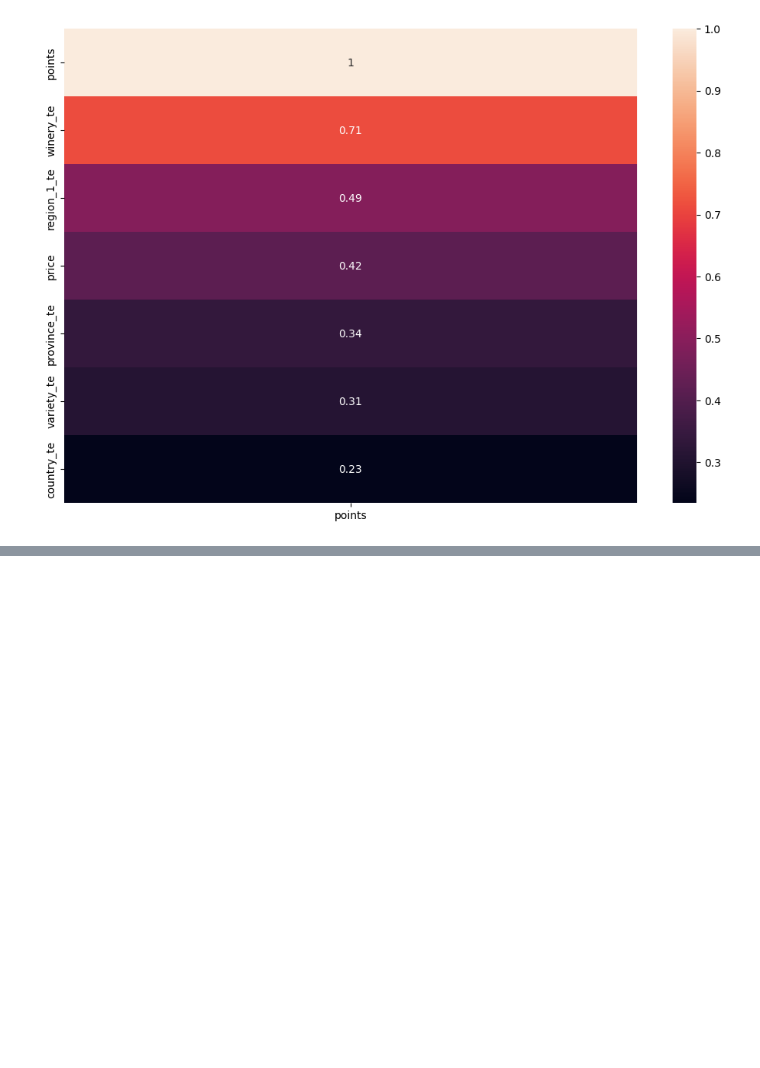
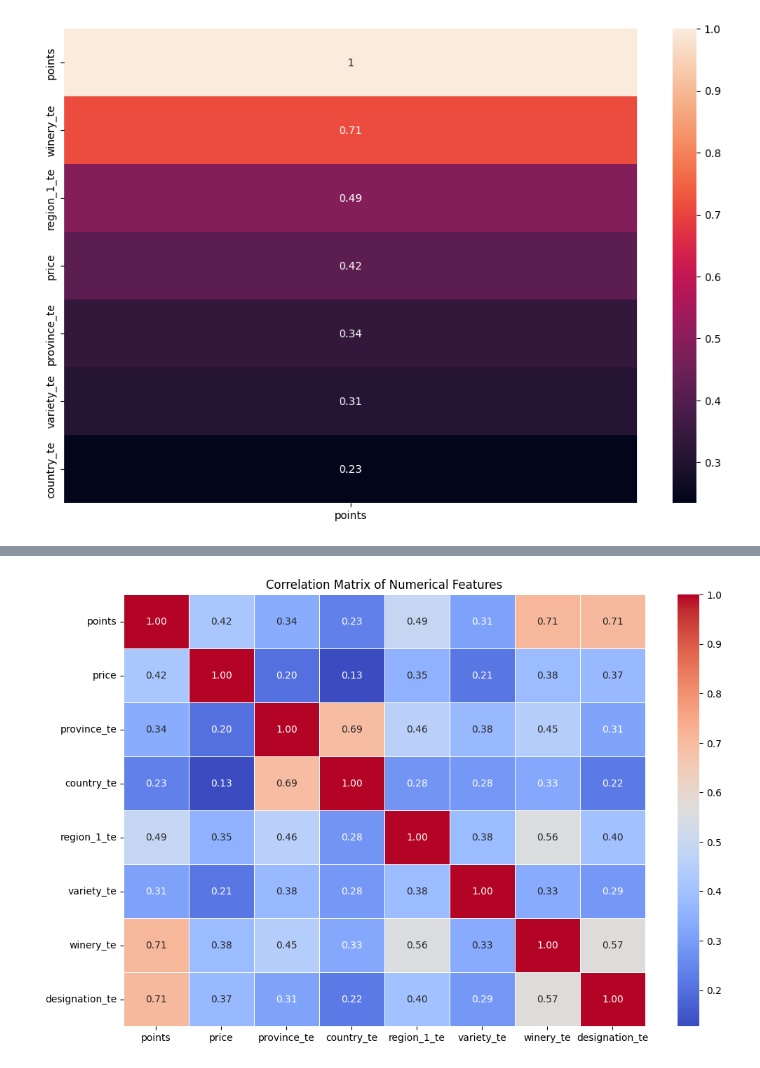
Before and after one commit to zakzakzak/kaggle, a Jupyter notebook: prediction-wine-reviews.ipynb, the cells around one changed output, grey strips where cells are left out. Cells and saved outputs as stored; diff of their text form; code cells hidden in the pictures; blank space fills up the shorter version.

```diff
--- a/prediction-wine-reviews.ipynb
+++ b/prediction-wine-reviews.ipynb
@@ -1178,0 +1223,4 @@ sns.heatmap(train_df.corr(numeric_only=True)[["points"]].sort_values(by='points'
+# %%
+# DROP
+df = df_raw.drop(columns=['description', 'region_2', 'taster_name', 'taster_twitter_handle', 'title', 'Unnamed: 0'])
+df.head()
@@ -1178,0 +1236,6 @@ sns.heatmap(train_df.corr(numeric_only=True)[["points"]].sort_values(by='points'
+# %%
+train_df, test_df = train_test_split(
+    df,
+    test_size=0.2,
+    random_state=42
+)
@@ -1178,0 +1343,17 @@ sns.heatmap(train_df.corr(numeric_only=True)[["points"]].sort_values(by='points'
+# %%
+plt.figure(figsize=(12,8))
+
+corr_matrix = train_df.corr(numeric_only=True)
+
+sns.heatmap(
+    corr_matrix,
+    annot=True,
+    cmap='coolwarm',
+    fmt=".2f",
+    linewidths=0.5
+)
+
+plt.title("Correlation Matrix of Numerical Features")
+plt.show()
+# %% [output]
+[figure, added]
```
Also changed, not shown: parts of 25 cells of this notebook.
